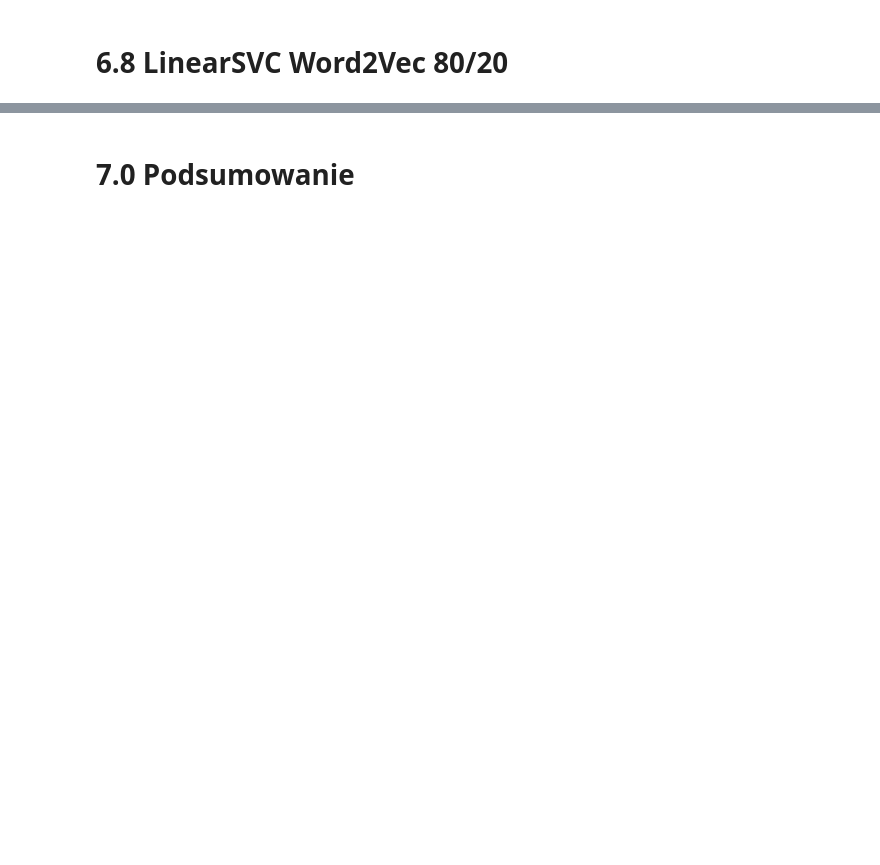
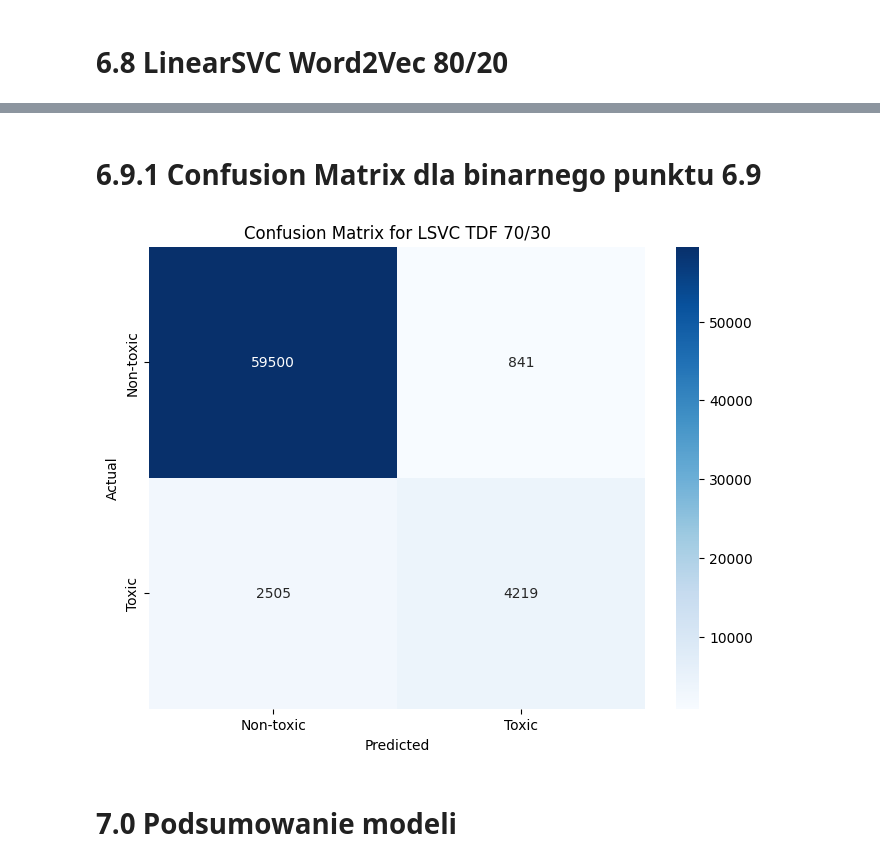
Before and after one commit to SURFLOU/mlraportnr2, a Jupyter notebook: ToxicClassification.ipynb, the cells around one changed output, grey strips where cells are left out. Cells and saved outputs as stored; diff of their text form; code cells hidden in the pictures; blank space fills up the shorter version.

Commit message:
finished ToxicClassification

```diff
--- a/ToxicClassification.ipynb
+++ b/ToxicClassification.ipynb
@@ -427,0 +644,25 @@ F1 Score (Macro) [LSVC W2V 80/20]:    0.0605
+# %%
+y_tf_train_70_binary = (y_tf_train_70.any(axis=1)).astype(int)
+y_tf_test_30_binary = (y_tf_test_30.any(axis=1)).astype(int)
+
+clf_svc_tfidf_70 = OneVsRestClassifier(LinearSVC(max_iter=1000))
+clf_svc_tfidf_70.fit(X_tf_train_70, y_tf_train_70_binary)
+
+y_pred_svc_tfidf_30 = clf_svc_tfidf_70.predict(X_tf_test_30)
+
+precision_binary_svc_tfidf_70_30 = precision_score(y_tf_test_30_binary, y_pred_svc_tfidf_30, average='macro')
+recall_binary_svc_tfidf_70_30 = recall_score(y_tf_test_30_binary, y_pred_svc_tfidf_30, average='macro')
+f1_binary_svc_tfidf_70_30 = f1_score(y_tf_test_30_binary, y_pred_svc_tfidf_30, average='macro')
+
+results = {
+    'Metric': ['Precision', 'Recall', 'F1 Score'],
+    'Score': [precision_binary_svc_tfidf_70_30, recall_binary_svc_tfidf_70_30, f1_binary_svc_tfidf_70_30]
+}
+
+df_results = pd.DataFrame(results)
+
+df_results['Score'] = df_results['Score'].round(4)
+
+df_results.style.set_caption("Wyniki metryk dla LSVC TDF 70/30").set_table_styles([
+    {"selector": "caption", "props": [("text-align", "center"), ("font-size", "16px"), ("font-weight", "bold")]}
+]).hide(axis="index")
@@ -428,3 +675,16 @@ F1 Score (Macro) [LSVC W2V 80/20]:    0.0605
+# %% [markdown]
+# 6.9.1 Confusion Matrix dla binarnego punktu 6.9
+# %%
+conf_matrix = confusion_matrix(y_tf_test_30_binary, y_pred_svc_tfidf_30)
+
+plt.figure(figsize=(8, 6))
+sns.heatmap(conf_matrix, annot=True, fmt="d", cmap="Blues", xticklabels=["Non-toxic", "Toxic"], yticklabels=["Non-toxic", "Toxic"])
+plt.title('Confusion Matrix for LSVC TDF 70/30')
+plt.xlabel('Predicted')
+plt.ylabel('Actual')
+plt.show()
+# %% [output]
+[figure, added]
 # %% [markdown]
-# 7.0 Podsumowanie
+# 7.0 Podsumowanie modeli
 # %%
```
Also changed, not shown: parts of 17 cells of this notebook, 1 other file.
